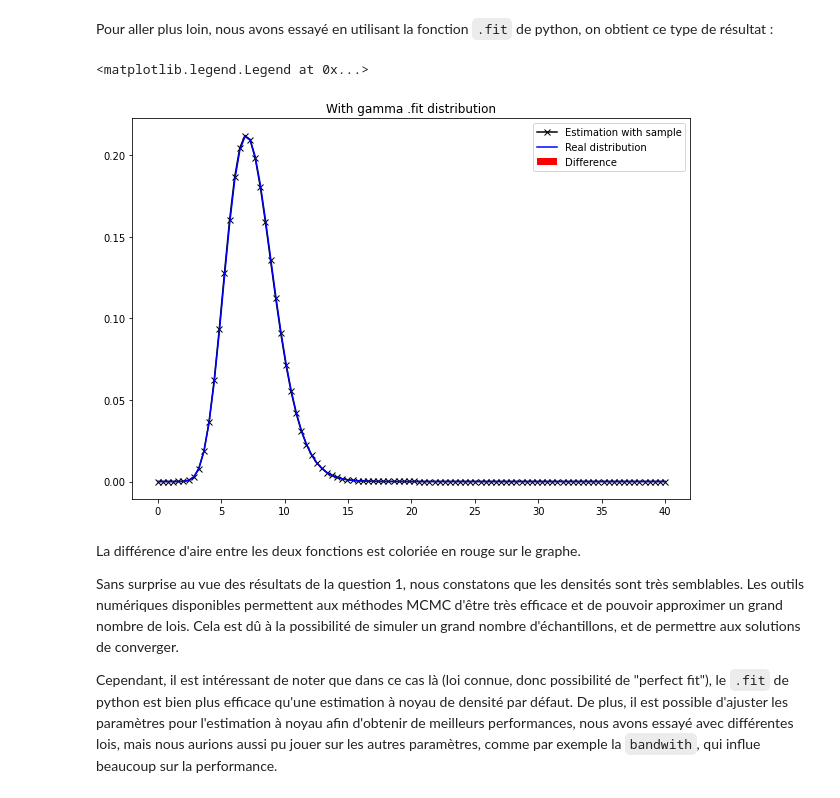
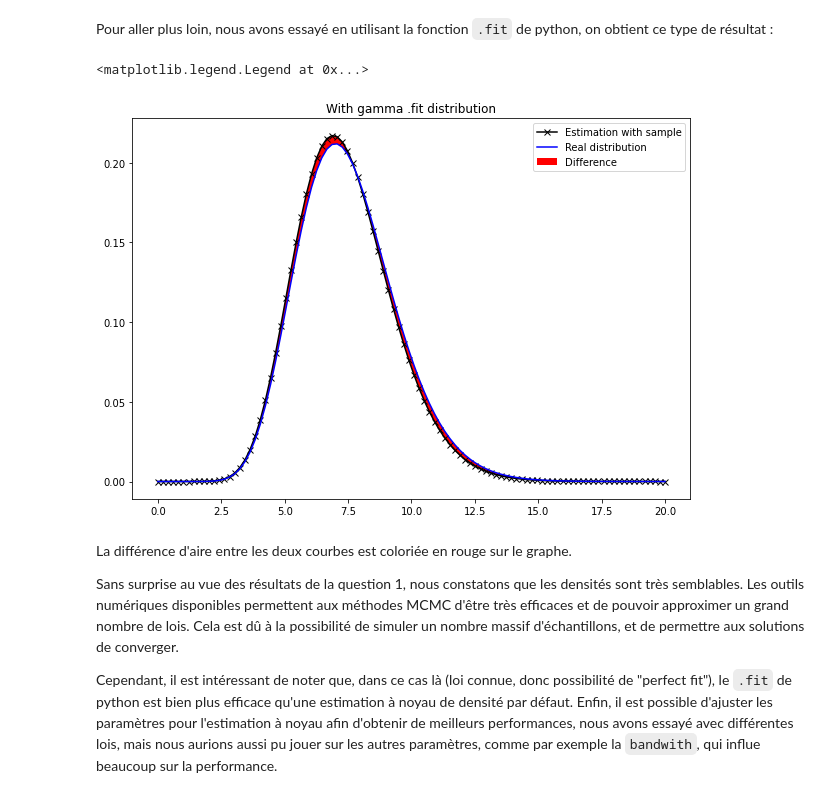
Before and after one commit to Aympab/Projet_Probas_Stats, a Jupyter notebook: probleme3.ipynb, the cells around one changed output. Drawn from its saved outputs; the diff is of its cells as text; code cells hidden in the pictures.

```diff
--- a/probleme3.ipynb
+++ b/probleme3.ipynb
@@ -46,7 +46,7 @@ def poisson_likelihood(theta):
 #----------------------------------------------------------------------------------------#
 # compute posterior
 
-x_array = np.linspace(0, 40, 100)
+x_array = np.linspace(0, 20, 100)
 y_array = np.asarray( [posterior(x) for x in x_array] )
 
 #----------------------------------------------------------------------------------------#
@@ -89,7 +89,6 @@ plt.hist(samples, bins=50,density=1)
 
 plt.title('Metropolis Hastings sampling, N = 10e4')
 plt.grid()
-plt.savefig('metropolis_hastings_1d.png',bbox_inches='tight')
 plt.show()
 plt.close()
 
@@ -104,7 +103,6 @@ plt.hist(samples_small, bins=50,density=1)
 
 plt.title('Metropolis Hastings sampling, N = 10e3')
 plt.grid()
-plt.savefig('metropolis_hastings_1d.png',bbox_inches='tight')
 plt.show()
 plt.close()
 # %% [output]
@@ -172,23 +170,23 @@ Pour aller plus loin, nous avons essayé en utilisant la fonction `.fit` de pyth
 # %%
 # kernel = stats.poisson_kde(samples)
 a,b,c = stats.gamma.fit(samples)
 
 density = stats.gamma(a,b,c).pdf(x)
 
-absc = np.linspace(0, 40, 100)
+absc = np.linspace(0, 20, 100)
 ord = np.asarray( [stats.gamma(a,b,c).pdf(x) for x in x_array] )
 plt.figure(figsize=(10,7))
 plt.plot(absc, ord, '-xk', label="Estimation with sample")
 plt.plot(x_array, y_array, '-b', label="Real distribution")
 plt.fill_between(x_array, y_array, ord, facecolor='red', label="Difference")
 plt.title("With gamma .fit distribution")
 plt.legend()
 # %% [output]
 <matplotlib.legend.Legend at 0x...>
-[figure, old version]
+[figure, new version]
 # %% [markdown]
-La différence d'aire entre les deux fonctions est coloriée en rouge sur le graphe.
+La différence d'aire entre les deux courbes est coloriée en rouge sur le graphe.
 
-Sans surprise au vue des résultats de la question 1, nous constatons que les densités sont très semblables. Les outils numériques disponibles permettent aux méthodes MCMC d'être très efficace et de pouvoir approximer un grand nombre de lois. Cela est dû à la possibilité de simuler un grand nombre d'échantillons, et de permettre aux solutions de converger.
+Sans surprise au vue des résultats de la question 1, nous constatons que les densités sont très semblables. Les outils numériques disponibles permettent aux méthodes MCMC d'être très efficaces et de pouvoir approximer un grand nombre de lois. Cela est dû à la possibilité de simuler un nombre massif d'échantillons, et de permettre aux solutions de converger.
 
-Cependant, il est intéressant de noter que dans ce cas là (loi connue, donc possibilité de "perfect fit"), le `.fit` de python est bien plus efficace qu'une estimation à noyau de densité par défaut. De plus, il est possible d'ajuster les paramètres pour l'estimation à noyau afin d'obtenir de meilleurs performances, nous avons essayé avec différentes lois, mais nous aurions aussi pu jouer sur les autres paramètres, comme par exemple la `bandwith`, qui influe beaucoup sur la performance.
+Cependant, il est intéressant de noter que, dans ce cas là (loi connue, donc possibilité de "perfect fit"), le `.fit` de python est bien plus efficace qu'une estimation à noyau de densité par défaut. Enfin, il est possible d'ajuster les paramètres pour l'estimation à noyau afin d'obtenir de meilleurs performances, nous avons essayé avec différentes lois, mais nous aurions aussi pu jouer sur les autres paramètres, comme par exemple la `bandwith`, qui influe beaucoup sur la performance.
```
Also changed, not shown: parts of 3 cells of this notebook, 2 other files.
